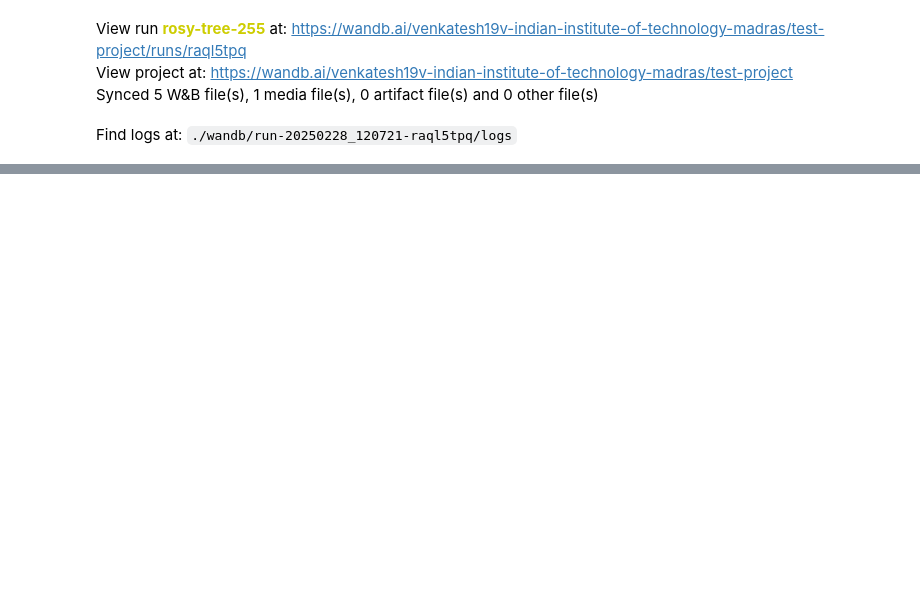
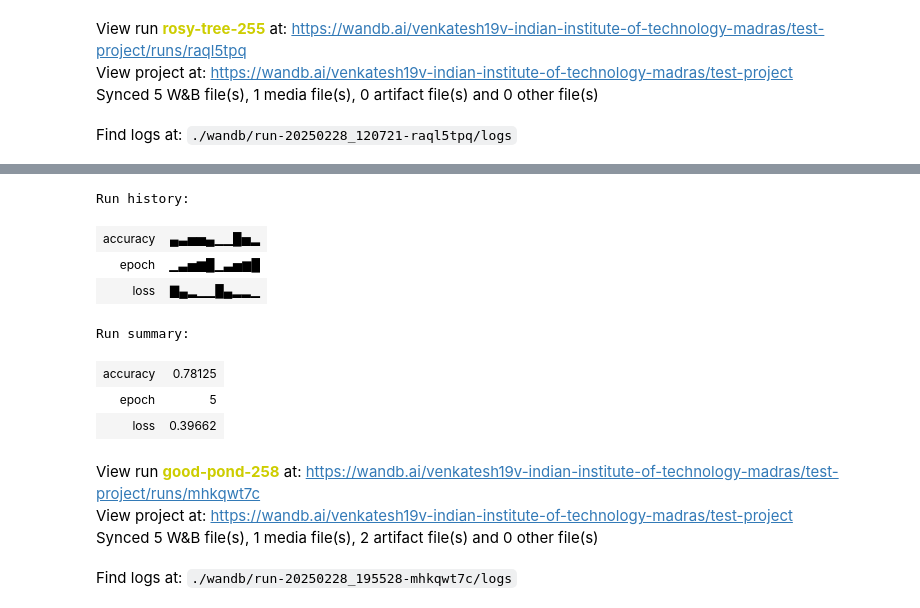
Before and after one commit to venkatesh19v/da6401_assignment1, a Jupyter notebook: Assignment.ipynb, the cells around one changed output, grey strips where cells are left out. Drawn from its saved outputs; the diff is of its cells as text; code cells hidden in the pictures; blank space fills up the shorter version.

Commit message:
feat: Updated the training script

```diff
--- a/Assignment.ipynb
+++ b/Assignment.ipynb
@@ -475,3 +475,58 @@ def train(model, optimizer, X_train, Y_train, epochs, batch_size):
 
         print(f"Epoch {epoch+1}/{epochs}, Loss: {avg_loss:.4f}, Accuracy: {accuracy}")
         wandb.log({"epoch": epoch+1, "loss": avg_loss, "accuracy": accuracy})
+# %%
+if __name__ == '__main__':
+    wandb.init(
+        project="test-project",
+        config={
+            "input_size": 784,
+            "hidden_layers": [128, 64, 32],
+            "output_size": 10,
+            "activation": "relu",
+            "weight_init": "random",
+            "learning_rate": 0.001,
+            "momentum": 0.9,
+            "beta": 0.9,
+            "beta1": 0.9,
+            "beta2": 0.999,
+            "epsilon": 1e-8,
+            "optimizer": "adam",
+            "batch_size": 32,
+            "epochs": 5
+        })
+
+    config = wandb.config
+    samples = 5
+
+    # Load and preprocessing Fashion-MNIST data
+    (X_train, y_train), (X_test, y_test) = fashion_mnist.load_data()
+    X_train = X_train.reshape(X_train.shape[0], -1) / 255.0
+    X_test = X_test.reshape(X_test.shape[0], -1) / 255.0
+    Y_train = one_hot_encode(y_train, config.output_size)
+    Y_test = one_hot_encode(y_test, config.output_size)
+
+    # Initializing model and optimizer
+    model = FeedForwardNN(config.input_size, config.hidden_layers, config.output_size,
+                          activation=config.activation, weight_init=config.weight_init)
+    optimizer = get_optimizer(config.optimizer)
+
+    # Training the model
+    train(model, optimizer, X_train, Y_train, epochs=config.epochs, batch_size=config.batch_size)
+
+    # After training, evaluating on a few samples and log results
+    Y_pred, _ = model.forward(X_train[:samples])
+    predictions = np.argmax(Y_pred, axis=1)
+
+    print("Predictions for first 5 training samples:", predictions)
+
+    # Loging table of predictions
+    class_names = ['T-shirt/top', 'Trouser', 'Pullover', 'Dress', 'Coat','Sandal', 'Shirt', 'Sneaker', 'Bag', 'Ankle boot']
+    table = wandb.Table(columns=["Sample", "Predicted Class", "Class Name"])
+
+    for i, pred in enumerate(predictions):
+        table.add_data(i, pred, class_names[pred])
+    wandb.log({"Predictions": table})
+
+    wandb.finish()
+# %% [output]
@@ -477,0 +540,12 @@ def train(model, optimizer, X_train, Y_train, epochs, batch_size):
+Run history:
+| accuracy | ▄▃▅▅▄▁▁█▅▂ |
+| epoch | ▁▃▅▆█▁▃▅▆█ |
+| loss | ▇▄▂▁▁█▄▂▂▁ |
+Run summary:
+| accuracy | 0.78125 |
+| epoch | 5 |
+| loss | 0.39662 |
+View run good-pond-258 at: https://wandb.ai/venkatesh19v-indian-institute-of-technology-madras/test-project/runs/mhkqwt7c
+View project at: https://wandb.ai/venkatesh19v-indian-institute-of-technology-madras/test-project
+Synced 5 W&B file(s), 1 media file(s), 2 artifact file(s) and 0 other file(s)
+Find logs at: ./wandb/run-20250228_195528-mhkqwt7c/logs
```
Also changed, not shown: parts of 1 cell of this notebook.
